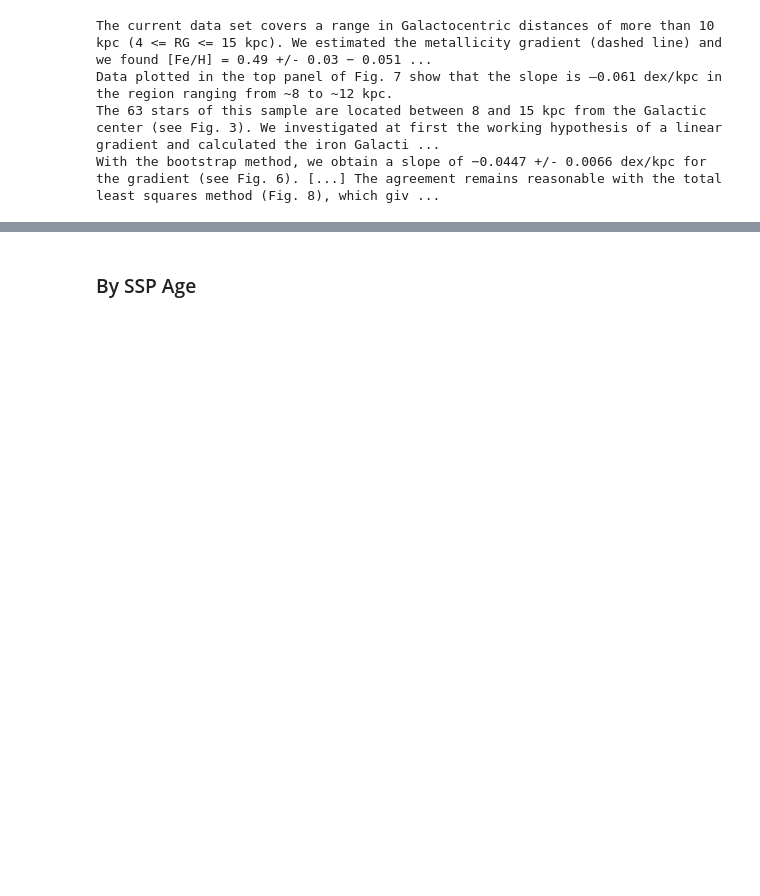
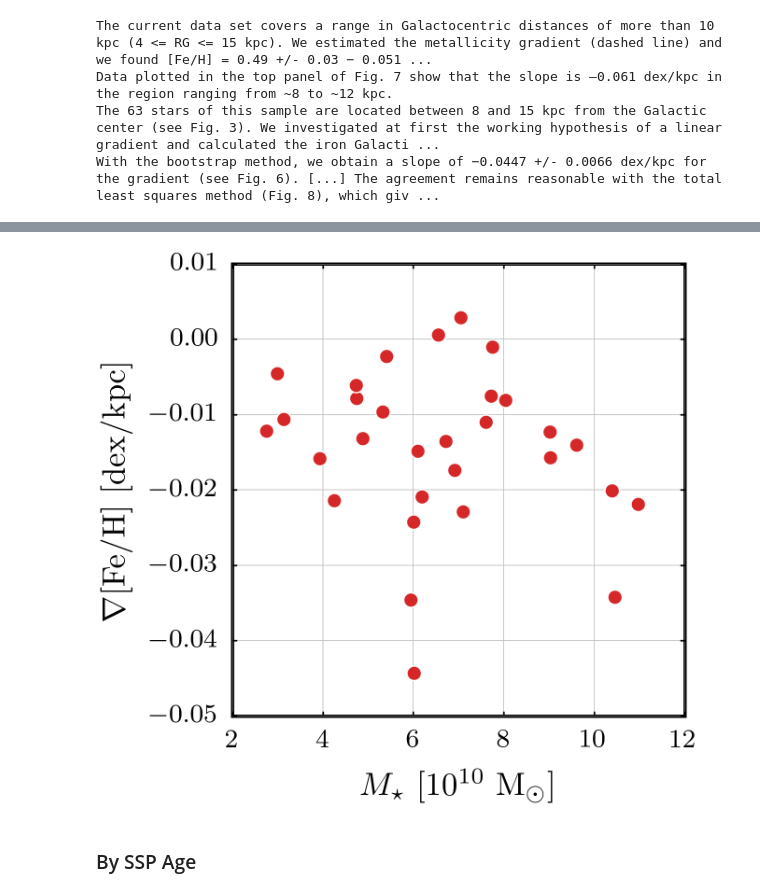
Before and after one commit to ffiza/auriga-metals, a Jupyter notebook: scripts/FeH Metallicity Profiles.ipynb, the cells around one changed output, grey strips where cells are left out. Cells and saved outputs as stored; diff of their text form; code cells hidden in the pictures; blank space fills up the shorter version.

Commit message:
Update figures.

```diff
--- a/scripts/FeH Metallicity Profiles.ipynb
+++ b/scripts/FeH Metallicity Profiles.ipynb
@@ -207,14 +207,14 @@ fig, axs = plt.subplots(figsize=(7.2, 4.0), ncols=2,
 
 axs[0].set_xlim(-0.1, 0.02)
 axs[0].set_ylim(-0.7, 0.02)
-axs[0].set_xlabel(r"Slope [dex/kpc]")
+axs[0].set_xlabel(r"$\nabla \mathrm{[Fe/H]}$ [dex/kpc]")
 axs[0].set_yticks([- i * 0.02 for i in range(35)])
 axs[0].set_yticklabels([])
 
 axs[1].set_xlim(0, 30)
 axs[1].set_ylim(-0.6, 0.6)
 axs[1].set_xlabel(r"$r_{xy}$ [ckpc]")
-axs[1].set_ylabel(r"$\left< \mathrm{[Fe/H]} \right>$")
+axs[1].set_ylabel(r"$\mathrm{[Fe/H]}$")
 
 for ax in axs: ax.grid(True, ls='-', lw=0.25, c='gainsboro')
 
@@ -280,0 +283,11 @@ plt.close(fig)
+# %%
+gal_df = pd.read_csv("../data/grand_2017.csv",
+                     usecols=["Run", "StellarMass_10^10Msun"])
+gal_df["Resolution"] = gal_df["Run"].str.split("_L").str[1].astype(np.uint8)
+gal_df["Run"] = gal_df["Run"].astype(str)
+gal_df = gal_df[gal_df["Resolution"] == 4]
+# %%
+metallicity_gradients = []
+for fit in range_fits:
+    metallicity_gradients.append(fit.slope)
+gal_df["MetallicityGradient_dex/kpc"] = metallicity_gradients
@@ -281,3 +324,21 @@ plt.close(fig)
+# %%
+fig, ax = plt.subplots(figsize=(2.5, 2.5))
+
+# ax.set_xlim(0, 30)
+# ax.set_ylim(-0.6, 0.6)
+ax.set_xlabel(r"$M_\star$ [$10^{10} ~ \mathrm{M}_\odot$]")
+ax.set_ylabel(r"$\nabla \mathrm{[Fe/H]}$ [dex/kpc]")
+
+ax.grid(True, ls='-', lw=0.25, c='silver')
+
+ax.scatter(
+    gal_df["StellarMass_10^10Msun"],
+    gal_df["MetallicityGradient_dex/kpc"],
+    c="tab:red", s=20, linewidths=0.4, edgecolors="white", zorder=10)
+
+plt.show()
+# %% [output]
+[figure, added]
 # %% [markdown]
 ### By SSP Age
 # %%
```
Also changed, not shown: parts of 7 cells of this notebook, 2 other files.
